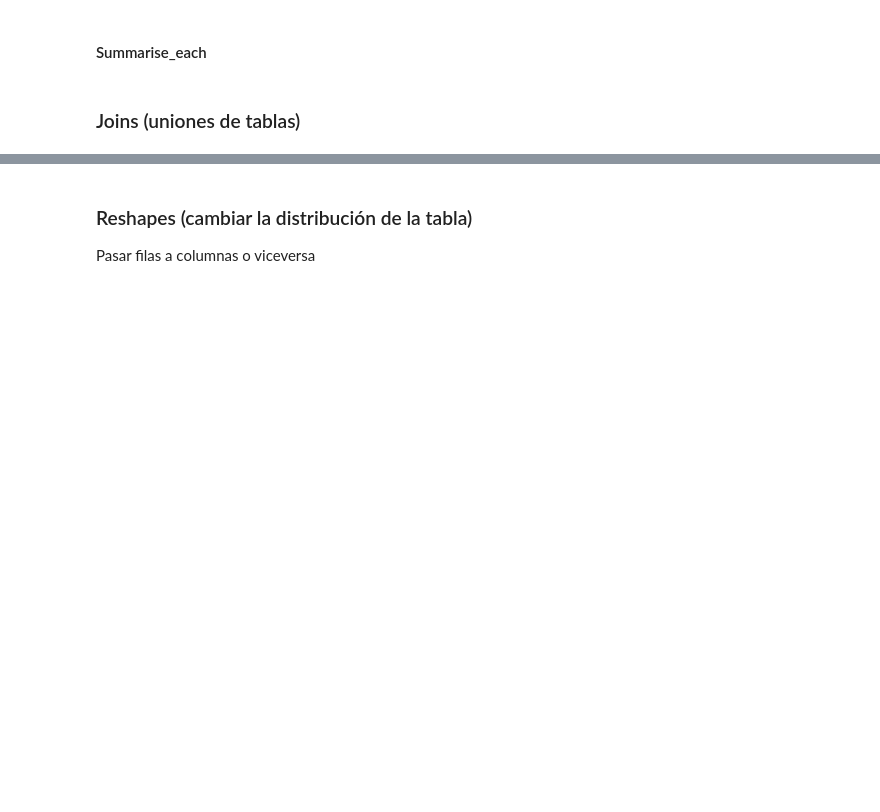
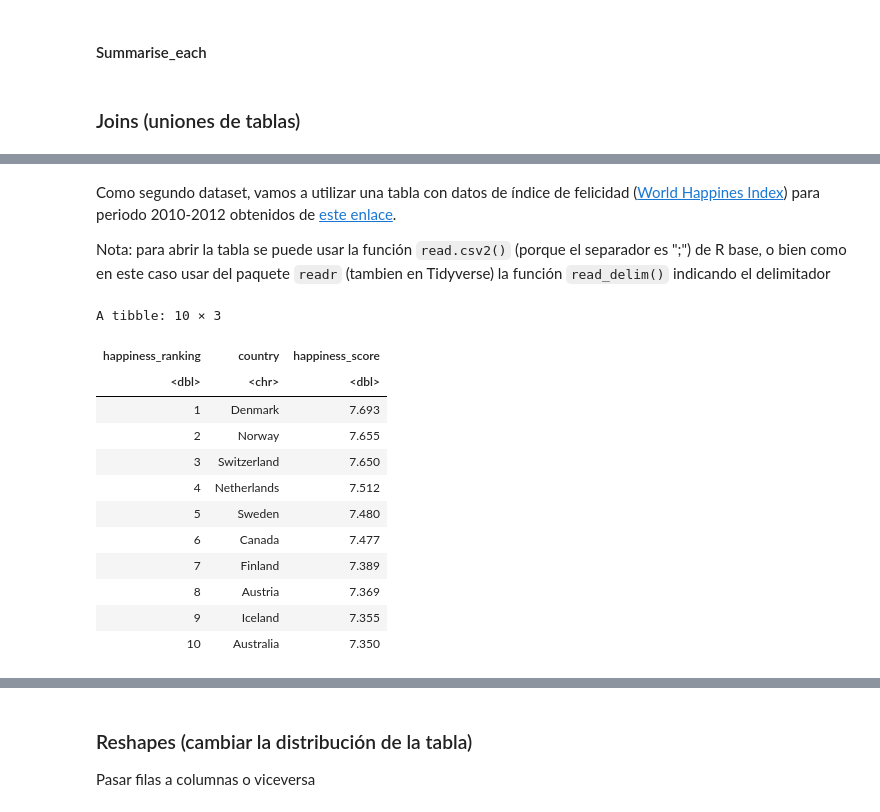
Before and after one commit to AngelArcones/R_for_friends, a Jupyter notebook: Tutoriales/Notebooks/dplyr_tutorial.ipynb, the cells around one changed output, grey strips where cells are left out. Cells and saved outputs as stored; diff of their text form; code cells hidden in the pictures; blank space fills up the shorter version.

```diff
--- a/Tutoriales/Notebooks/dplyr_tutorial.ipynb
+++ b/Tutoriales/Notebooks/dplyr_tutorial.ipynb
@@ -426,0 +442,22 @@ A tibble: 10 × 2
+# %% [markdown]
+Como segundo dataset, vamos a utilizar una tabla con datos de índice de felicidad ([World Happines Index](https://en.wikipedia.org/wiki/World_Happiness_Report)) para periodo 2010-2012 obtenidos de [este enlace](https://photius.com/rankings/happiness_country_rankings_2012.html).
+
+Nota: para abrir la tabla se puede usar la función `read.csv2()` (porque el separador es ";") de R base, o bien como en este caso usar del paquete `readr` (tambien en Tidyverse) la función `read_delim()` indicando el delimitador
+# %%
+happiness_df <- read_delim("https://raw.githubusercontent.com/AngelArcones/R_for_friends/main/Tutoriales/Datasets/happiness_index.csv",
+                 delim = ";", col_types = cols())
+head(happiness_df, 10)
+# %% [output]
+A tibble: 10 × 3
+| happiness_ranking | country | happiness_score |
+| <dbl> | <chr> | <dbl> |
+| 1 | Denmark | 7.693 |
+| 2 | Norway | 7.655 |
+| 3 | Switzerland | 7.650 |
+| 4 | Netherlands | 7.512 |
+| 5 | Sweden | 7.480 |
+| 6 | Canada | 7.477 |
+| 7 | Finland | 7.389 |
+| 8 | Austria | 7.369 |
+| 9 | Iceland | 7.355 |
+| 10 | Australia | 7.350 |
```
Also changed, not shown: parts of 26 cells of this notebook.
